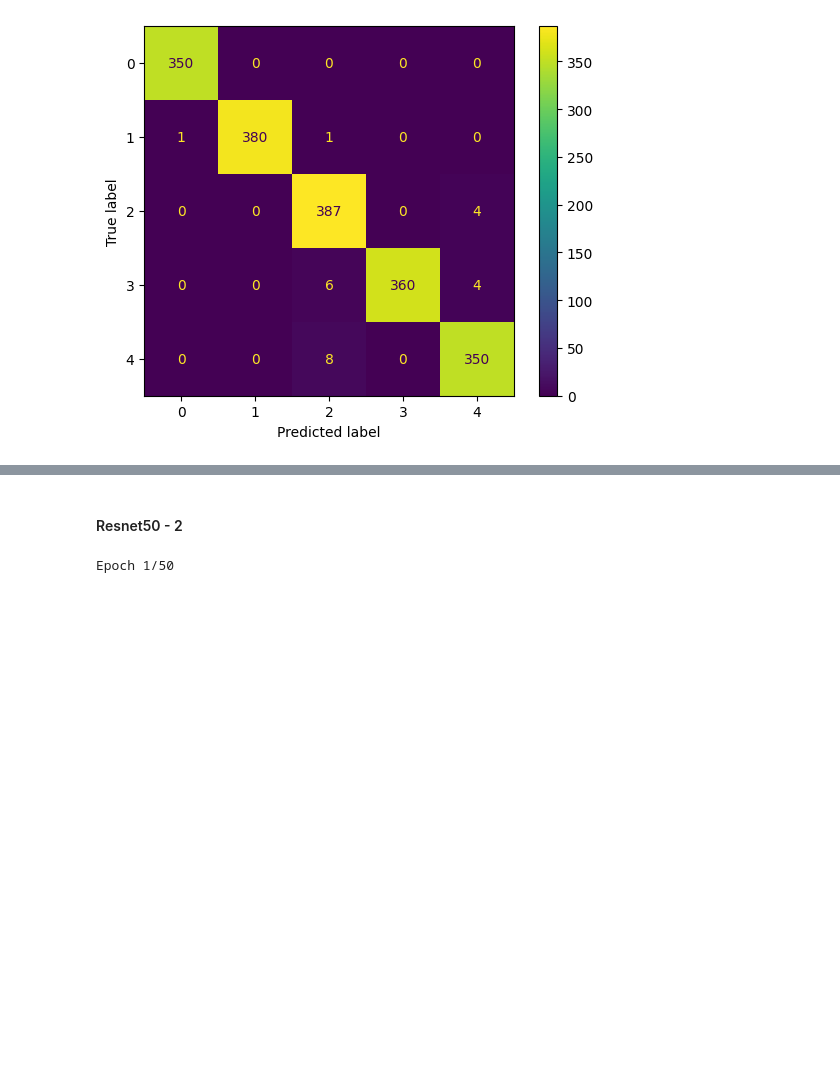
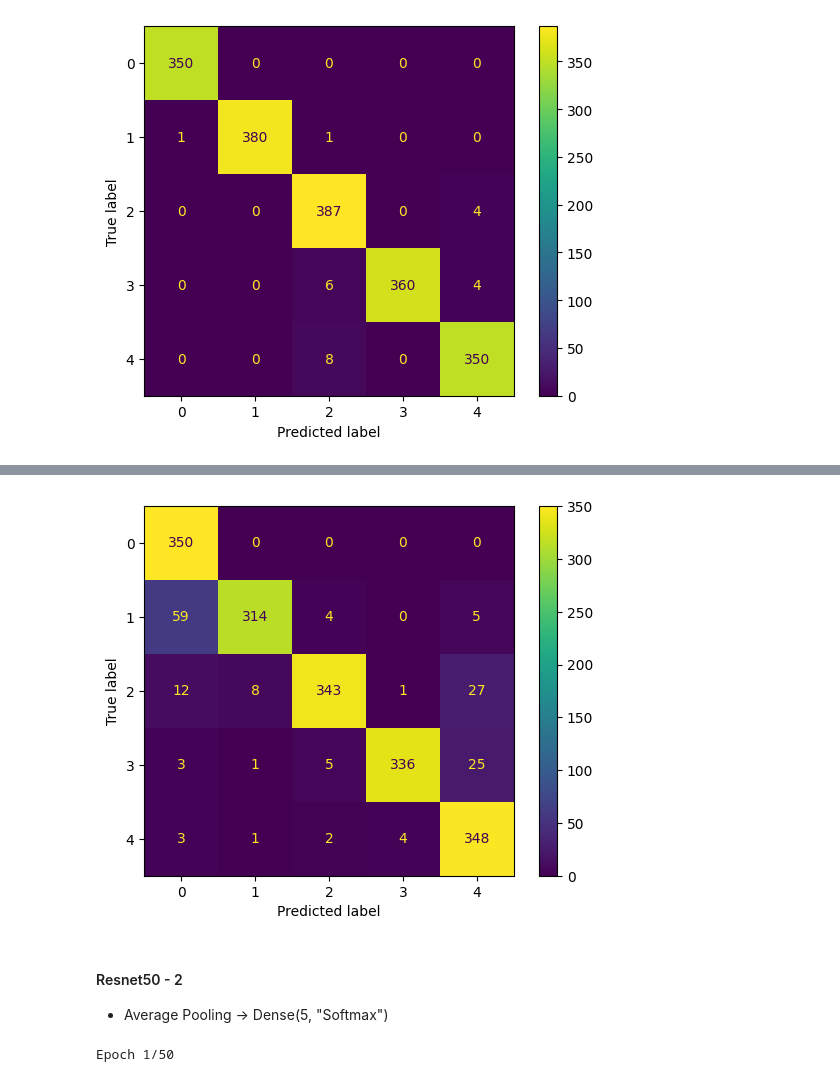
Before and after one commit to karthikeyan2725/Diabetic-Retinopathy-Screening, a Jupyter notebook: train/aptos2019.ipynb, the cells around one changed output, grey strips where cells are left out. Saved outputs shown, nothing was run; the diff lists cells and outputs as text; code cells hidden in the pictures; blank space fills up the shorter version.

```diff
--- a/train/aptos2019.ipynb
+++ b/train/aptos2019.ipynb
@@ -312,0 +326,14 @@ generate_confusion_matrix(model_resnet18_1, dataset["test"])
+# %%
+model_resnet50_1 = load_model(model_resnet50_1_path)
+
+model_resnet50_1.compile(
+    optimizer = "adam",
+    loss = "categorical_crossentropy",
+    metrics = ["categorical_accuracy","recall","precision"]
+)
+
+history["resnet50_1"] = model_resnet50_1.fit(
+    dataset["train"],
+    validation_data = dataset["val"],
+    epochs = 50
+)
@@ -313,5 +377,10 @@ generate_confusion_matrix(model_resnet18_1, dataset["test"])
+# %%
+generate_confusion_matrix(model_resnet50_1, dataset["test"])
+# %% [output]
+[figure, added]
 # %% [markdown]
 #### Resnet50 - 2
+* Average Pooling -> Dense(5, "Softmax")
 # %%
 model_resnet50_2 = load_model(model_resnet50_2_path)
 
```
Also changed, not shown: parts of 8 cells of this notebook.
